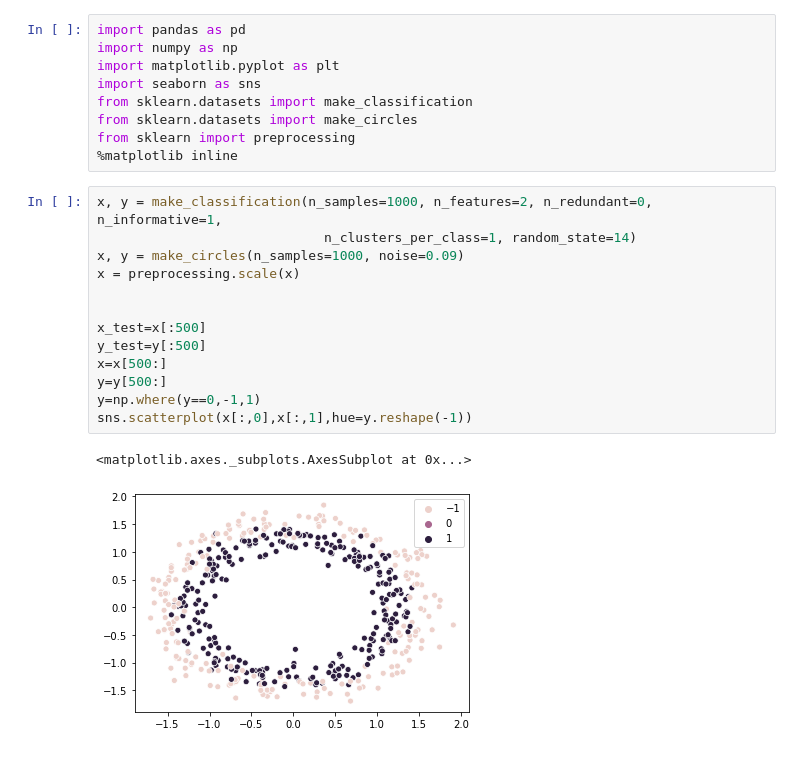
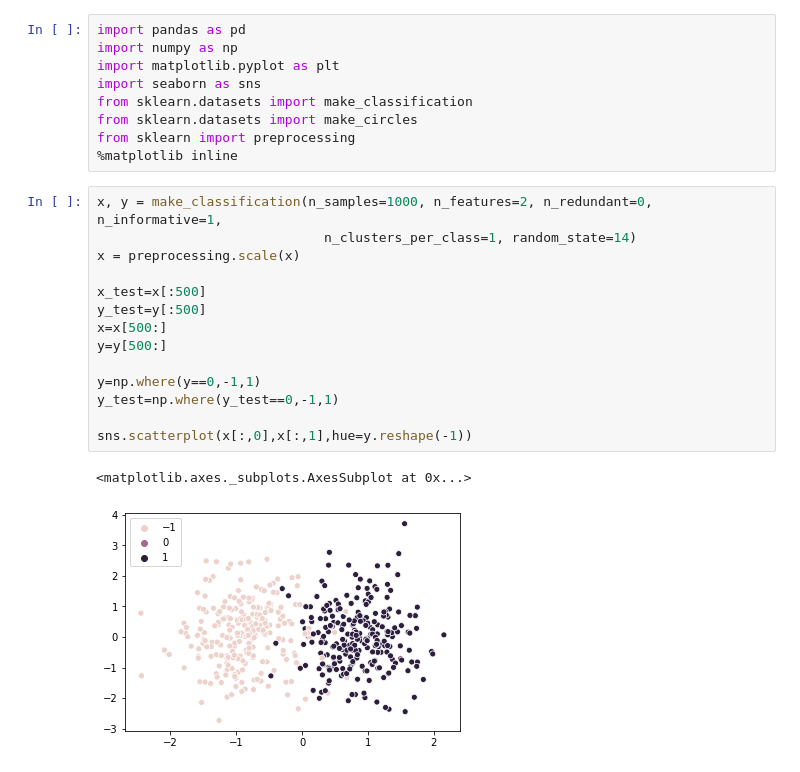
Before and after one commit to prathameshbhalekar/Machine-Learning-From-Scratch, a Jupyter notebook: SupportVectorMachineUsingGradientDescent.ipynb, the cells around one changed output. Drawn from its saved outputs; the diff is of its cells as text.

```diff
--- a/SupportVectorMachineUsingGradientDescent.ipynb
+++ b/SupportVectorMachineUsingGradientDescent.ipynb
@@ -10,18 +10,19 @@ from sklearn import preprocessing
 # %%
 x, y = make_classification(n_samples=1000, n_features=2, n_redundant=0, n_informative=1,
                              n_clusters_per_class=1, random_state=14)
-x, y = make_circles(n_samples=1000, noise=0.09)
 x = preprocessing.scale(x)
-
 
 x_test=x[:500]
 y_test=y[:500]
 x=x[500:]
 y=y[500:]
+
 y=np.where(y==0,-1,1)
+y_test=np.where(y_test==0,-1,1)
+
 sns.scatterplot(x[:,0],x[:,1],hue=y.reshape(-1))
 # %% [output]
 <matplotlib.axes._subplots.AxesSubplot at 0x...>
-[figure, old version]
+[figure, new version]
 # %%
  class support_vector_machine:
```
Also changed, not shown: parts of 13 cells of this notebook.
